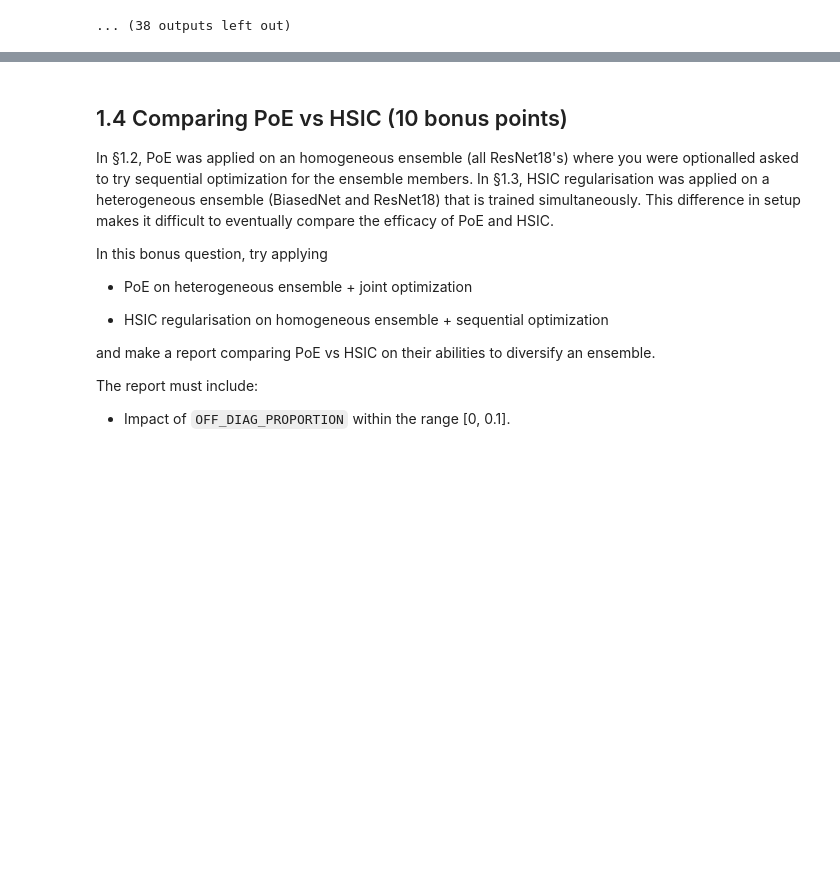
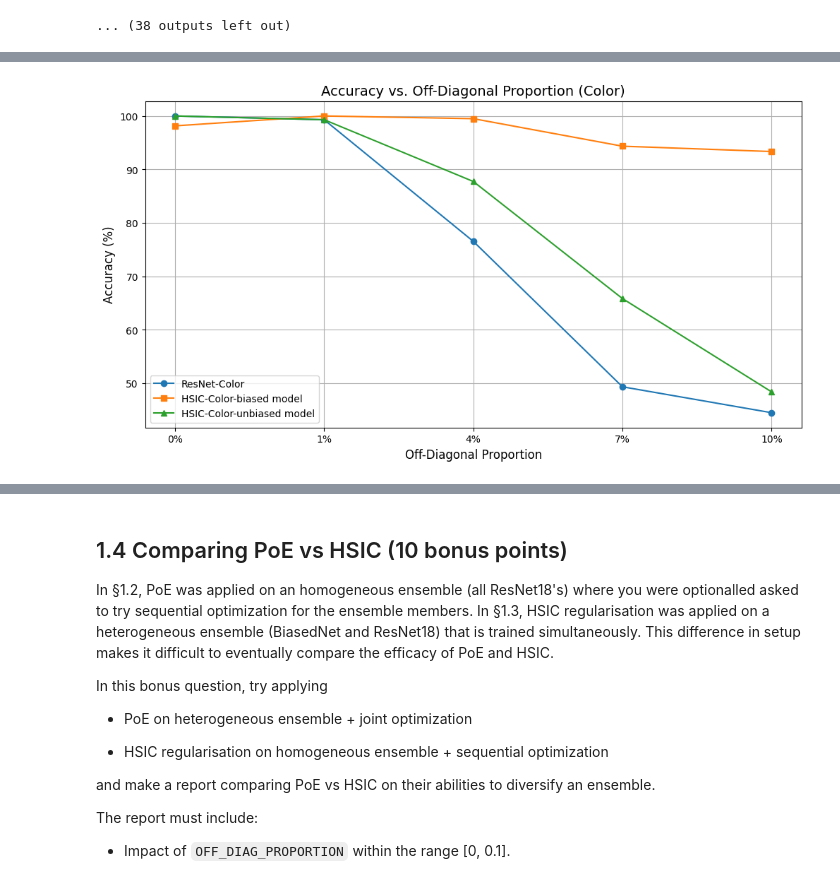
Before and after one commit to sayak0809/TrustworthyML-24-25, a Jupyter notebook: 1-ood.ipynb, the cells around one changed output, grey strips where cells are left out. Saved outputs shown, nothing was run; the diff lists cells and outputs as text; code cells hidden in the pictures; blank space fills up the shorter version.

```diff
--- a/1-ood.ipynb
+++ b/1-ood.ipynb
@@ -1684 +1676,33 @@ Make sure to include the following discussion in the report:
 #### YOUR ANSWER ENDS HERE
+# %%
+import pandas as pd
+import matplotlib.pyplot as plt
+dict = {'Off-Diagonal Proportion':['0%', '1%', '4%', '7%', '10%'],
+        'Accuracy (ResNet)-Color':[100, 99.30, 76.55, 49.35, 44.50],
+        'Accuracy (HSIC)-Color-biased model':[98.15,100,99.50,94.35,93.35],
+        'Accuracy (HSIC)-Color-unbiased model':[100.0,99.30,87.75,65.85,48.40]
+       }
+dict2 = {'Off-Diagonal Proportion':['0%', '1%', '4%', '7%', '10%'],
+        'Accuracy (ResNet)-Shape':[33.05, 31.25, 51.80, 78.40, 83.25],
+        'Accuracy (HSIC)-Shape-biased model':[34.90,34.60,33.20,36.65,37.70],
+        'Accuracy (HSIC)-Shape-unbiased model':[33.05,35.30,42.60,59.70,80.95]
+       }
+vals_color = pd.DataFrame (dict)
+vals_shape = pd.DataFrame (dict2)
+# %%
+plt.figure(figsize=(12, 6))
+
+# Plot lines
+plt.plot(vals_color['Off-Diagonal Proportion'], vals_color['Accuracy (ResNet)-Color'], marker='o', label='ResNet-Color')
+plt.plot(vals_color['Off-Diagonal Proportion'], vals_color['Accuracy (HSIC)-Color-biased model'], marker='s', label='HSIC-Color-biased model')
+plt.plot(vals_color['Off-Diagonal Proportion'], vals_color['Accuracy (HSIC)-Color-unbiased model'], marker='^', label='HSIC-Color-unbiased model')
+
+# Add labels, legend, and title
+plt.xlabel('Off-Diagonal Proportion', fontsize=12)
+plt.ylabel('Accuracy (%)', fontsize=12)
+plt.title('Accuracy vs. Off-Diagonal Proportion (Color)', fontsize=14)
+plt.legend()
+plt.grid(True)
+plt.show()
+# %% [output]
+[figure, added]
```
Also changed, not shown: parts of 11 cells of this notebook.
